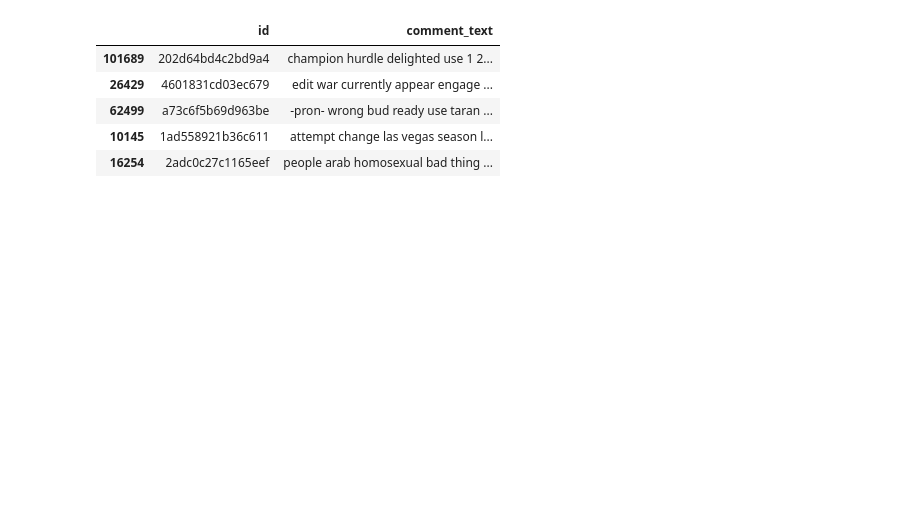
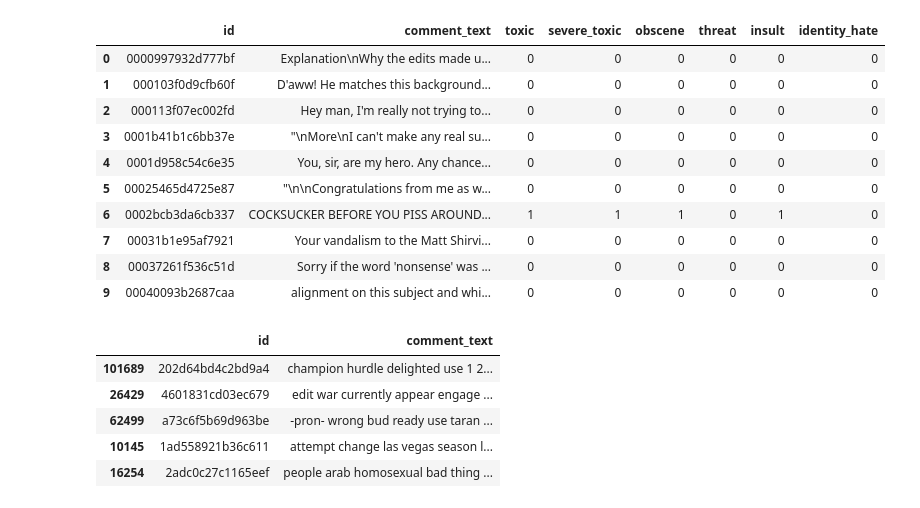
Before and after one commit to avidkenil/ml_project, a Jupyter notebook: src/modeling.ipynb, the cells around one changed output. Drawn from its saved outputs; the diff is of its cells as text; code cells hidden in the pictures; blank space fills up the shorter version.

```diff
--- a/src/modeling.ipynb
+++ b/src/modeling.ipynb
@@ -26,3 +29,17 @@ random.seed(1337)
+# %%
+data.head(10)
+# %% [output]
+|  | id | comment_text | toxic | severe_toxic | obscene | threat | insult | identity_hate |
+| 0 | 0000997932d777bf | Explanation\nWhy the edits made u... | 0 | 0 | 0 | 0 | 0 | 0 |
+| 1 | 000103f0d9cfb60f | D'aww! He matches this background... | 0 | 0 | 0 | 0 | 0 | 0 |
+| 2 | 000113f07ec002fd | Hey man, I'm really not trying to... | 0 | 0 | 0 | 0 | 0 | 0 |
+| 3 | 0001b41b1c6bb37e | "\nMore\nI can't make any real su... | 0 | 0 | 0 | 0 | 0 | 0 |
+| 4 | 0001d958c54c6e35 | You, sir, are my hero. Any chance... | 0 | 0 | 0 | 0 | 0 | 0 |
+| 5 | 00025465d4725e87 | "\n\nCongratulations from me as w... | 0 | 0 | 0 | 0 | 0 | 0 |
+| 6 | 0002bcb3da6cb337 | COCKSUCKER BEFORE YOU PISS AROUND... | 1 | 1 | 1 | 0 | 1 | 0 |
+| 7 | 00031b1e95af7921 | Your vandalism to the Matt Shirvi... | 0 | 0 | 0 | 0 | 0 | 0 |
+| 8 | 00037261f536c51d | Sorry if the word 'nonsense' was ... | 0 | 0 | 0 | 0 | 0 | 0 |
+| 9 | 00040093b2687caa | alignment on this subject and whi... | 0 | 0 | 0 | 0 | 0 | 0 |
 # %%
 if not os.path.exists('../pickle_objs'):
     os.makedirs('../pickle_objs')
```
Also changed, not shown: parts of 7 cells of this notebook.
